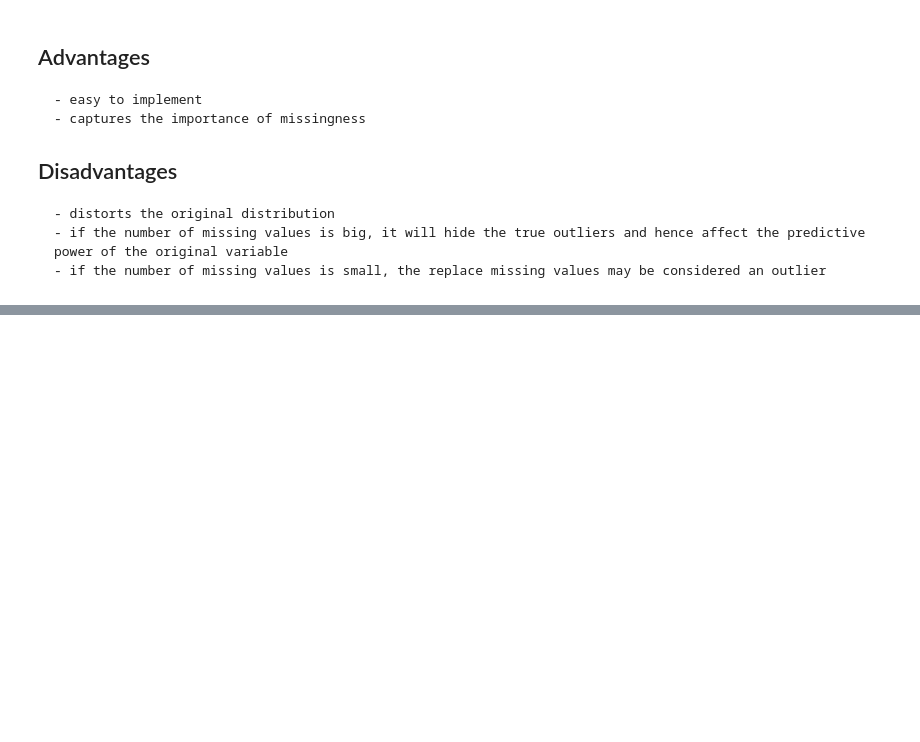
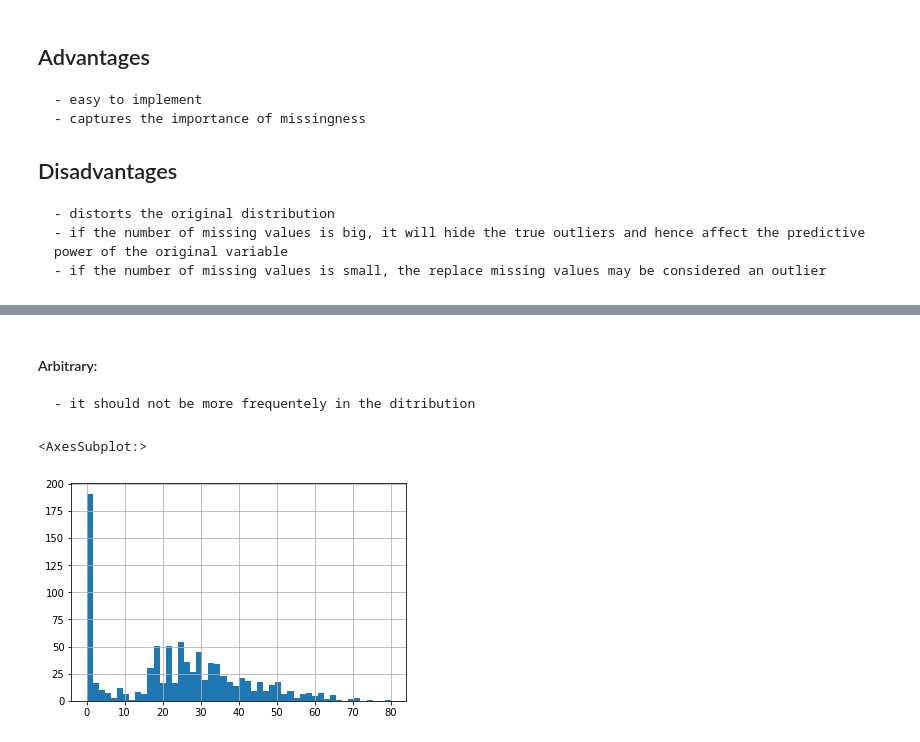
Before and after one commit to pcrespoo/keep-coding, a Jupyter notebook: Feature_Engineering_Playlist/missing_values_handling.ipynb, the cells around one changed output, grey strips where cells are left out. Cells and saved outputs as stored; diff of their text form; code cells hidden in the pictures; blank space fills up the shorter version.

```diff
--- a/Feature_Engineering_Playlist/missing_values_handling.ipynb
+++ b/Feature_Engineering_Playlist/missing_values_handling.ipynb
@@ -311,0 +315,2 @@ sns.boxplot('Age_end_distribution',data=df)
+# %%
+df = pd.read_csv('train.csv',usecols=['Age','Fare','Survived'])
@@ -311,0 +331,3 @@ sns.boxplot('Age_end_distribution',data=df)
+# %% [markdown]
+#### Arbitrary:
+    - it should not be more frequentely in the ditribution
@@ -311,0 +340,5 @@ sns.boxplot('Age_end_distribution',data=df)
+# %%
+df.Age_zero.hist(bins=50)
+# %% [output]
+<AxesSubplot:>
+[figure, added]
```
Also changed, not shown: parts of 30 cells of this notebook, 4 other files.
